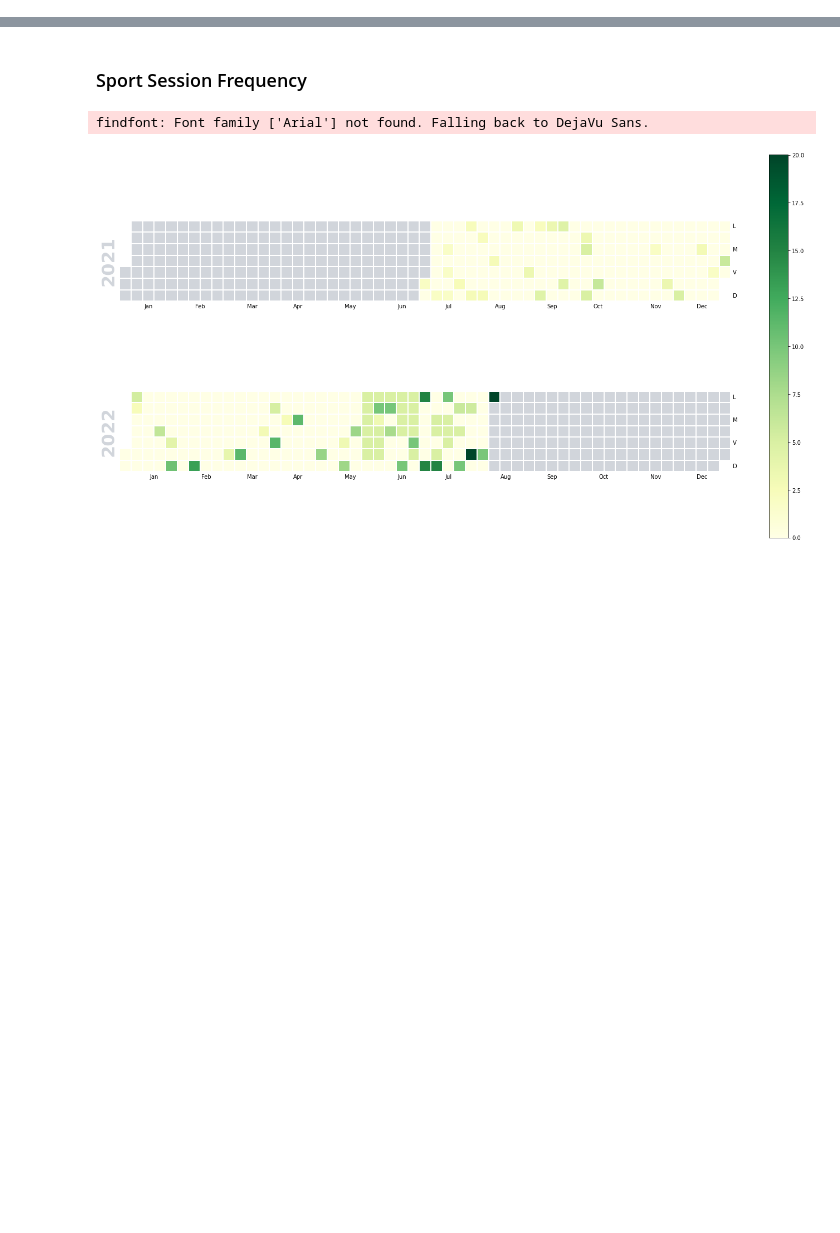
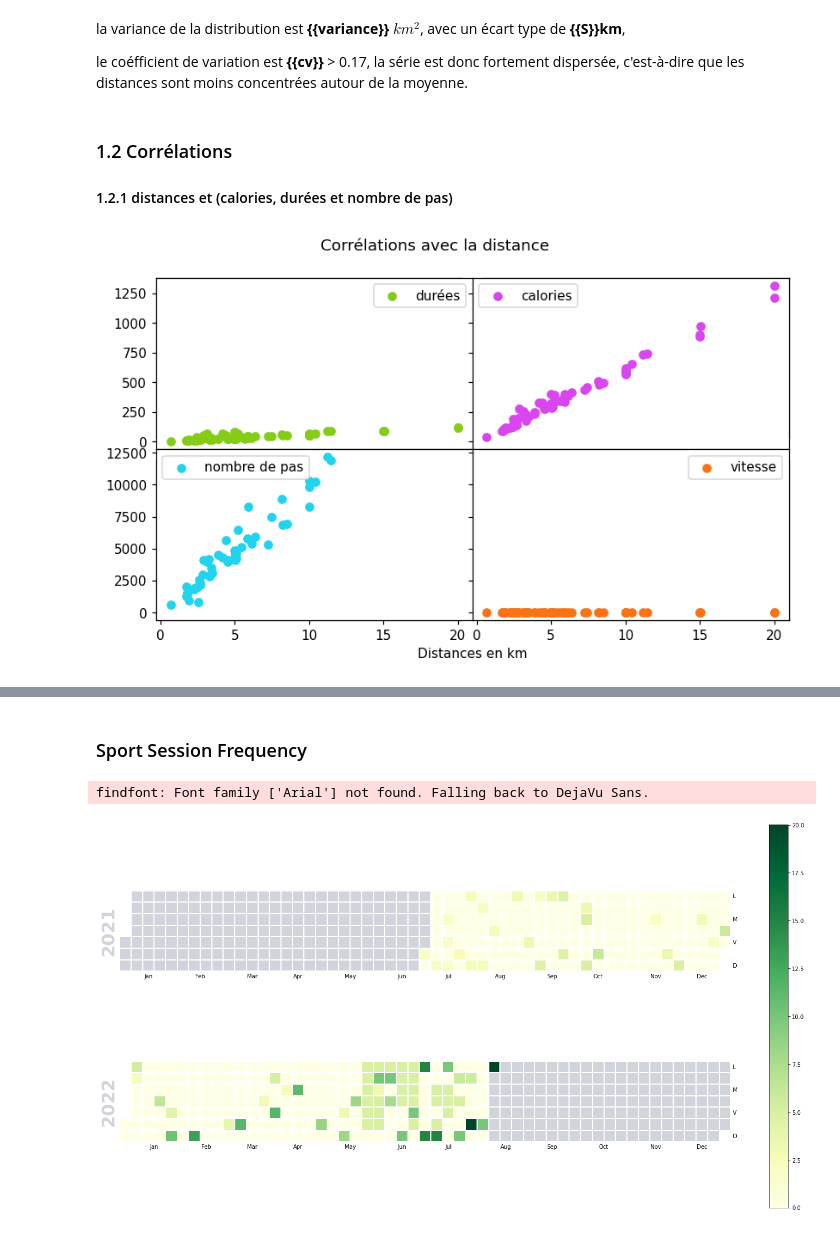
Before and after one commit to bernard-ng/running-visualization, a Jupyter notebook: running_data_visualization.ipynb, the cells around one changed output, grey strips where cells are left out. Saved outputs shown, nothing was run; the diff lists cells and outputs as text; code cells hidden in the pictures; blank space fills up the shorter version.

```diff
--- a/running_data_visualization.ipynb
+++ b/running_data_visualization.ipynb
@@ -104 +151,8 @@ for session in sessions_data:
+# %%
+## formalisation du type de donnée
+sessions_df['longitude'] = sessions_df['longitude'].astype('float64')
+sessions_df['latitude'] = sessions_df['latitude'].astype('float64')
+sessions_df['manual'] = sessions_df['manual'].astype('bool')
+sessions_df['edited'] = sessions_df['edited'].astype('bool')
+sessions_df['indoor'] = sessions_df['indoor'].astype('bool')
 # %% [markdown]
@@ -149,0 +307,37 @@ colors = {
+# %% [markdown]
+la variance de la distribution est **{{variance}} $km^{2}$**, avec un écart type de **{{S}}km**,
+
+le coéfficient de variation est **{{cv}}** > 0.17, la série est donc fortement dispersée, c'est-à-dire que les distances sont moins concentrées autour de la moyenne.
+# %% [markdown]
+### 1.2 Corrélations
+
+#### 1.2.1 distances et (calories,  durées et nombre de pas)
+# %%
+distances_df = sessions_df[
+    ['duration', 'distance', 'temperature', 'calories', 'max_speed', 'total_steps']
+].sort_values(by="distance")
+
+fig, axs = plt.subplots(2, 2, figsize=(8,5), dpi=110, tight_layout=True)
+gs = fig.add_gridspec(2, 2, hspace=0, wspace=0)
+(ax1, ax2), (ax3, ax4) = gs.subplots(sharex='col', sharey='row')
+
+fig.add_subplot(111, frameon=False)
+plt.tick_params(labelcolor='none', top=False, bottom=False, left=False, right=False)
+plt.xlabel("Distances en km")
+
+fig.suptitle('Corrélations avec la distance')
+
+ax1.scatter(distances_df['distance'], distances_df['duration'], color="#84cc16", label="durées")
+ax2.scatter(distances_df['distance'], distances_df['calories'], color="#d946ef", label="calories")
+ax3.scatter(distances_df['distance'], distances_df['total_steps'], color="#22d3ee", label="nombre de pas")
+ax4.scatter(distances_df['distance'], distances_df['max_speed'], color="#f97316", label="vitesse")
+
+ax2.legend(); ax1.legend(); ax3.legend(); ax4.legend()
+
+for ax in axs.flat:
+    ax.xaxis.set_visible(False)
+    ax.get_yaxis().set_visible(False)
+    ax.margins(-0.4, 0.0)
+    ax.label_outer()
+# %% [output]
+[figure, added]
```
Also changed, not shown: parts of 40 cells of this notebook.
